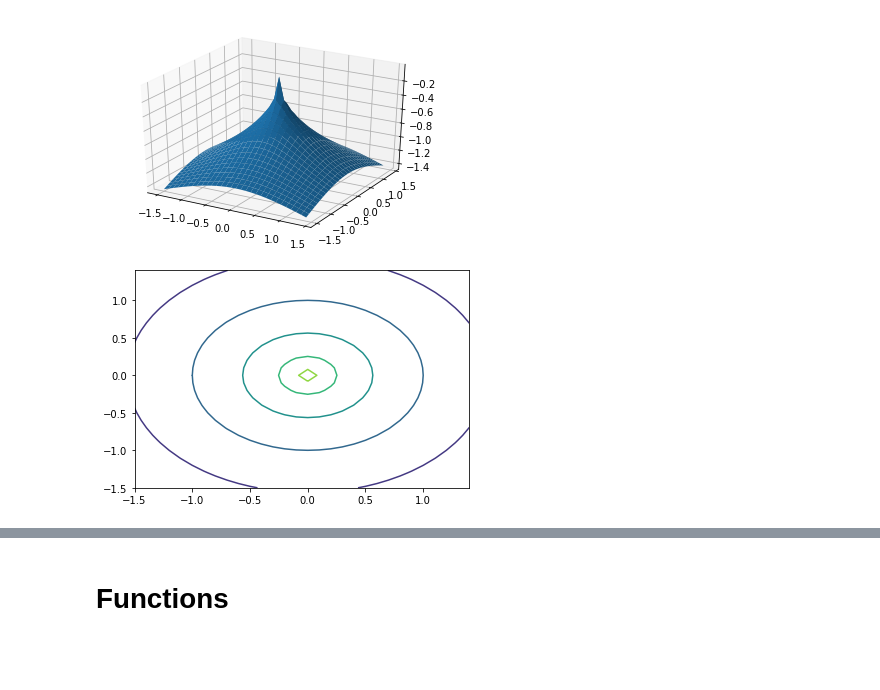
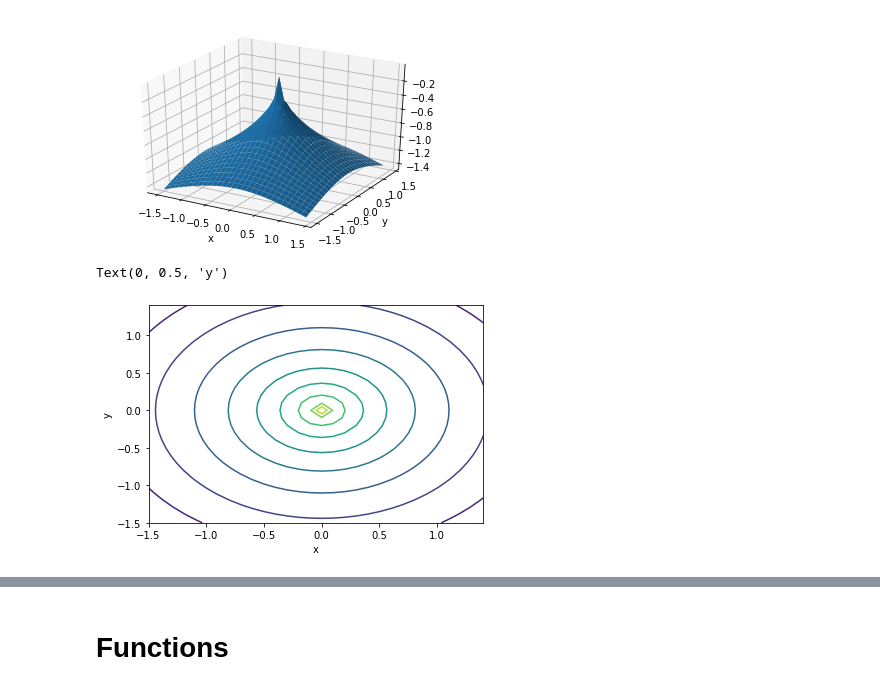
Before and after one commit to juliet29/es159_final, a Jupyter notebook: extractPaths_orig.ipynb, the cells around one changed output, grey strips where cells are left out. Saved outputs shown, nothing was run; the diff lists cells and outputs as text; code cells hidden in the pictures; blank space fills up the shorter version.

```diff
--- a/extractPaths_orig.ipynb
+++ b/extractPaths_orig.ipynb
@@ -24,14 +24,19 @@ Z = -np.sqrt(R)
 
 #Plot the surface.
 surf = ax.plot_surface(X, Y, Z)
+ax.set_xlabel('x')
+ax.set_ylabel('y')
 
 plt.show()
 # %% [output]
-[figure, old version]
+[figure, new version]
 # %%
-C = plt.contour(X,Y,Z, levels=5)
+C = plt.contour(X,Y,Z, levels=10)
+plt.xlabel('x')
+plt.ylabel('y')
 # %% [output]
+Text(0, 0.5, 'y')
-[figure, old version]
+[figure, new version]
 # %%
 raw_zs = C.levels
 print(C.levels)
```
Also changed, not shown: parts of 14 cells of this notebook.
